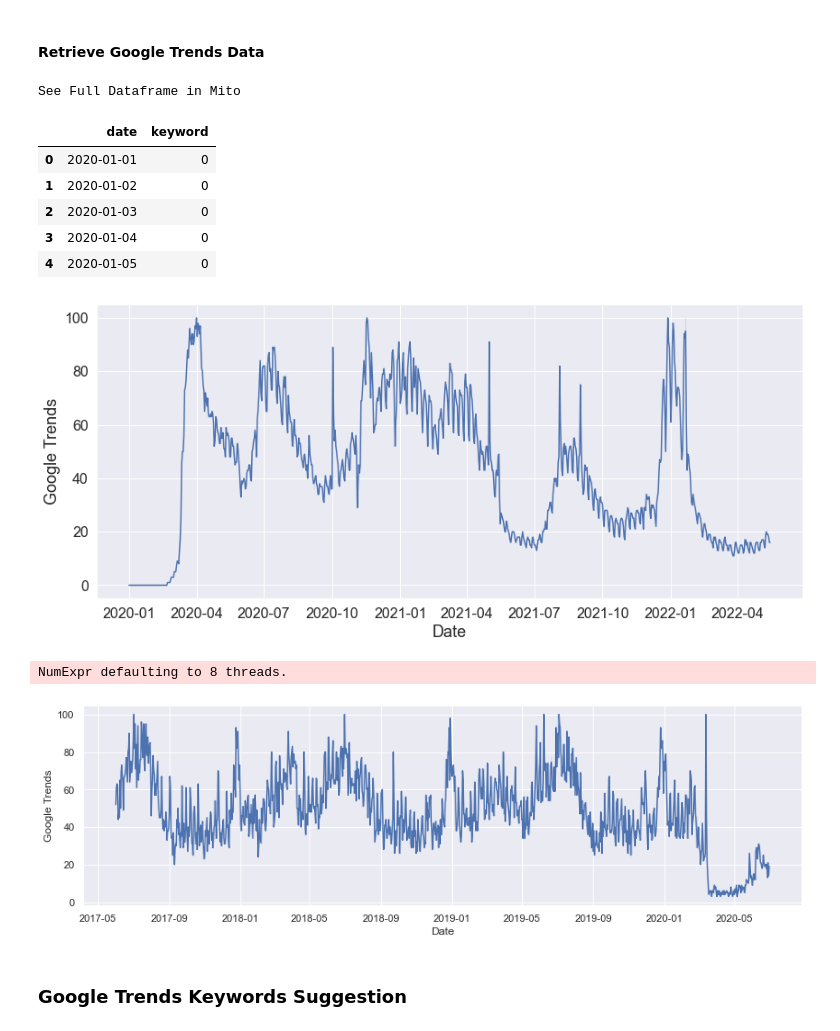
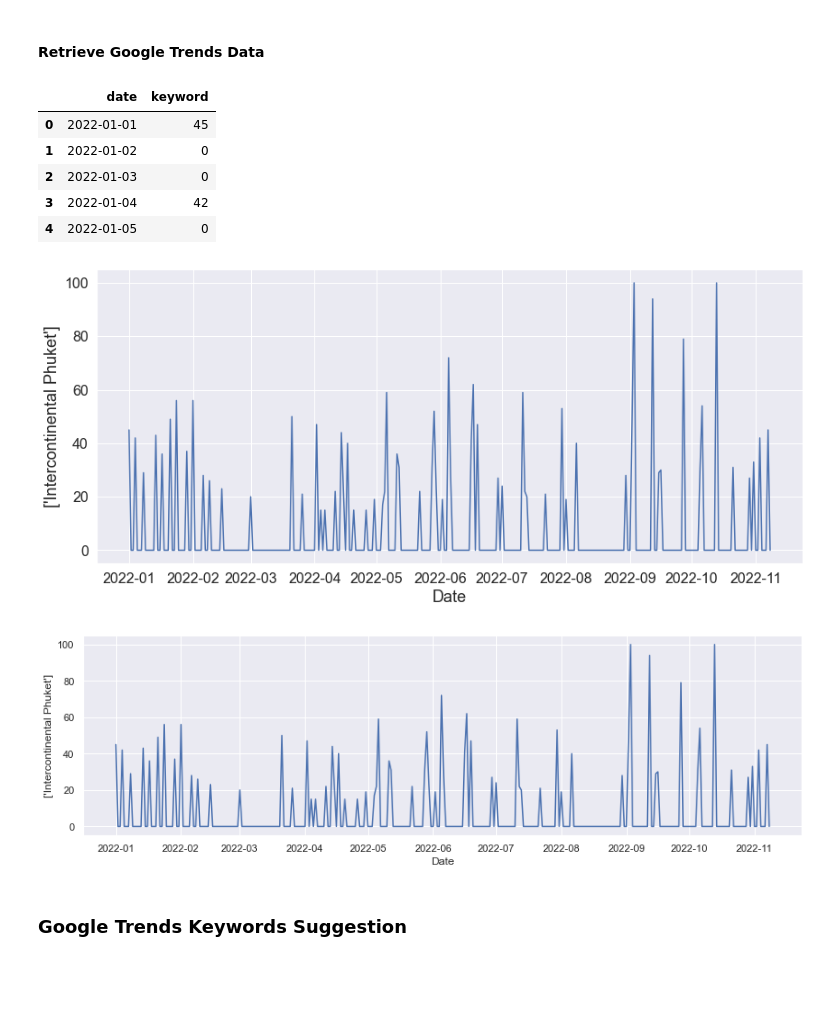
Before and after one commit to pleabargain/PyTrends, a Jupyter notebook: PyTrends/google_trends.ipynb, the cells around one changed output. Saved outputs shown, nothing was run; the diff lists cells and outputs as text; code cells hidden in the pictures; blank space fills up the shorter version.

```diff
--- a/PyTrends/google_trends.ipynb
+++ b/PyTrends/google_trends.ipynb
@@ -21,26 +23,29 @@ import warnings
 # Notebook settings
 warnings.filterwarnings("ignore")
 pd.set_option('display.max_rows', None)
-pytrends = TrendReq(hl='en-US', tz=360)
+pytrends = TrendReq(hl='en_US', tz=360)
 # sns.set_theme()
 # %% [markdown]
 #### Retrieve Google Trends Data
 # %%
-kw_list = ['covid']
-frequency = 'daily' # ie. hourly, weekly, monthly, yearly
+# kw_list = ['Pimalai Resort & Spa']
+
+kw_list = ['Intercontinental Phuket']
+frequency = 'daily' # must be  hourly or daily
+# for whatever reason, I can't get a different Geo to work e.g. CZ
 geo = 'US'
-hl='en-US'
+hl='en_US'
 
 # Select Start Date
-year_start = 2020
+year_start = 2022
 month_start = 1
 day_start=1
 hour_start=0
 
 # Select End Date
 year_end=2022
-month_end=5
-day_end=15
+month_end=11
+day_end=19
 hour_end=0
 
 # Run PyTrends
@@ -64,41 +69,43 @@ google_trends = google_trends.reset_index()
 google_trends.columns = ['date', 'keyword','partial']
 google_trends.drop(['partial'], axis=1, inplace=True)
 pd.to_datetime(google_trends['date'])
-
+# show the top 5 rows (sanity check)
 google_trends.head()
 # %% [output]
-See Full Dataframe in Mito
 |  | date | keyword |
-| 0 | 2020-01-01 | 0 |
-| 1 | 2020-01-02 | 0 |
-| 2 | 2020-01-03 | 0 |
-| 3 | 2020-01-04 | 0 |
-| 4 | 2020-01-05 | 0 |
+| 0 | 2022-01-01 | 45 |
+| 1 | 2022-01-02 | 0 |
+| 2 | 2022-01-03 | 0 |
+| 3 | 2022-01-04 | 42 |
+| 4 | 2022-01-05 | 0 |
 # %%
 # Plot google trends over time
+today = date.today()
+# create a date object
+d1 = today.strftime("%Y_%m_%d")
+
 sns.set(rc={"figure.figsize":(14, 6)})
 
 sns.lineplot(data=google_trends, x='date', y='keyword')
 plt.xlabel('Date', fontsize = 18)
-plt.ylabel('Google Trends', fontsize = 18)
+plt.ylabel(str(kw_list), fontsize = 18)
 plt.xticks(fontsize = 16)
 plt.yticks(fontsize = 16)
-plt.savefig("google_trend_plot.png", dpi=360, bbox_inches='tight')
+plt.savefig(str(kw_list) +'_' +'_' + d1 +'_'+ "google_trend_plot.png", dpi=360, bbox_inches='tight')
 plt.show()
 # %% [output]
-[figure, old version]
+[figure, new version]
 # %%
 # Plot google trends over time
 sns.set(rc={"figure.figsize":(14, 4)})
 
 sns.lineplot(data=google_trends, x='date', y='keyword')
 plt.xlabel('Date')
-plt.ylabel('Google Trends')
+plt.ylabel(str(kw_list))
 # plt.savefig("google_trend_plot.jpg", dpi=360, bbox_inches='tight')
 plt.show()
 # %% [output]
-NumExpr defaulting to 8 threads.
-[figure, old version]
+[figure, new version]
 # %%
 # Save Google Trends file
 today = date.today()
```
Also changed, not shown: parts of 8 cells of this notebook, 10 other files.
